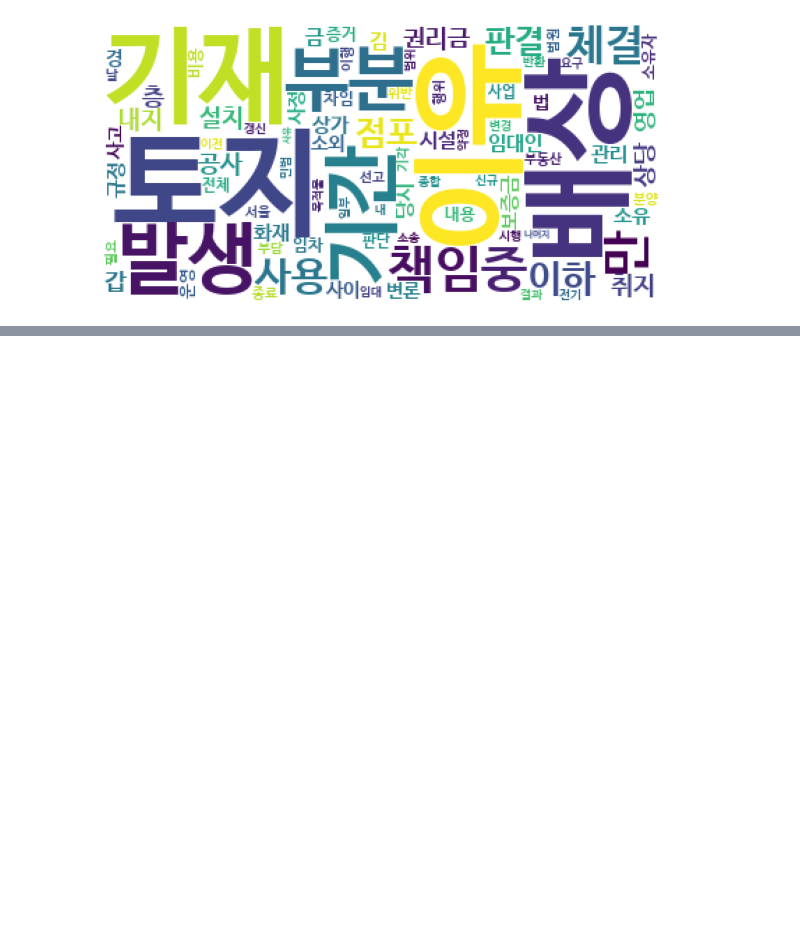
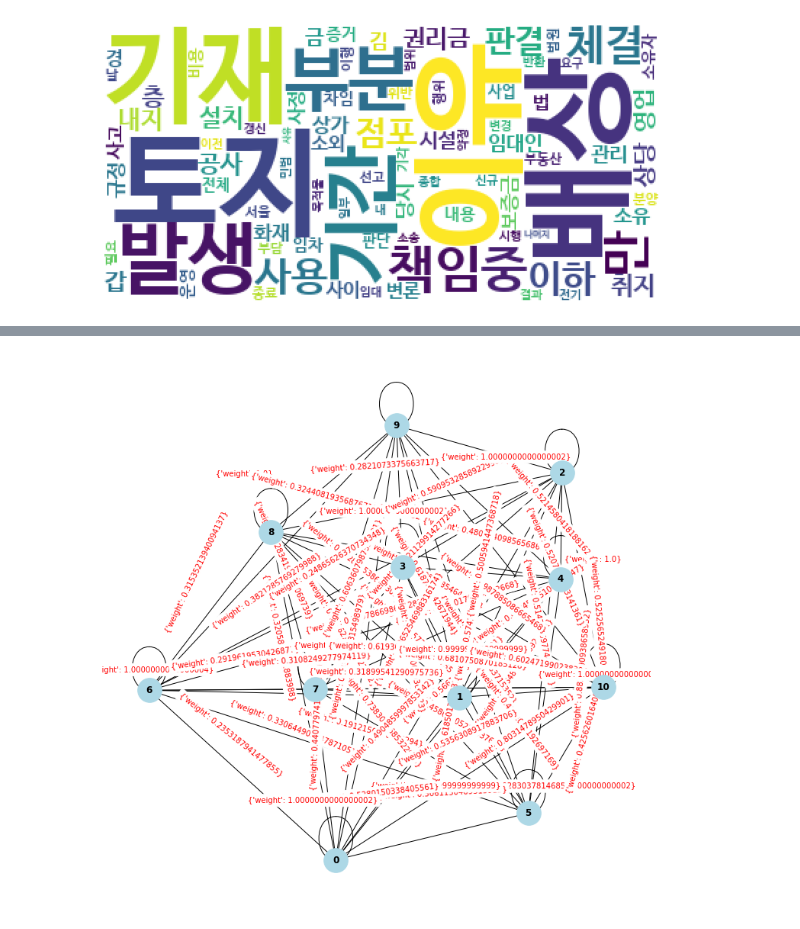
Before and after one commit to park1997/IndustrialSystemsEngineering_Project, a Jupyter notebook: 부동산 .ipynb, the cells around one changed output, grey strips where cells are left out. Cells and saved outputs as stored; diff of their text form; code cells hidden in the pictures; blank space fills up the shorter version.

```diff
--- a/부동산 .ipynb
+++ b/부동산 .ipynb
@@ -652,3 +684,11 @@ for idx,nouns in enumerate(nouns_entire):
 [figure]
 [figure]
 [figure]
+# %%
+cosine_result = []
+for x in range(len(info_df)):
+    tmp = []
+    for y in range(len(info_df)):
+        tmp.append(cosine_similarity(X[x], X[y])[0][0])
+    print(x)
+    cosine_result.append(tmp)
@@ -654,0 +713,5 @@ for idx,nouns in enumerate(nouns_entire):
+# %%
+# 모든 조에 해당하는 cosine similarity 결과 값을
+# DataFrame 형태로 변환
+cosine_result_df = pd.DataFrame(cosine_result)
+cosine_result_df
@@ -654,0 +753,20 @@ for idx,nouns in enumerate(nouns_entire):
+# %%
+import networkx as nx
+def draw_graphs(sim_matrix,result_index):
+    nx_graph = nx.from_numpy_array(sim_matrix)
+    plt.figure(figsize=(10, 10))
+    pos = nx.spring_layout(nx_graph)
+    option = {
+    'node_color' : 'lightblue',
+    'node_size' : 1000}
+    nx.Graph().add_nodes_from(result_index)
+    nx.draw(nx_graph, with_labels=True, font_weight='bold', **option)
+    nx.draw_networkx_edge_labels(nx_graph,pos,font_color='red')
+    plt.show()
+# %%
+result_index = []
+for i in sorted_cosine_dic[0:11]:
+    result_index.append(info_df[info_df["ID"] == i[0]].index[0])
+draw_graphs(cosine_result_df.iloc[result_index][result_index].to_numpy(),result_index)
+# %% [output]
+[figure, added]
```
Also changed, not shown: parts of 11 cells of this notebook, 1 other file.
